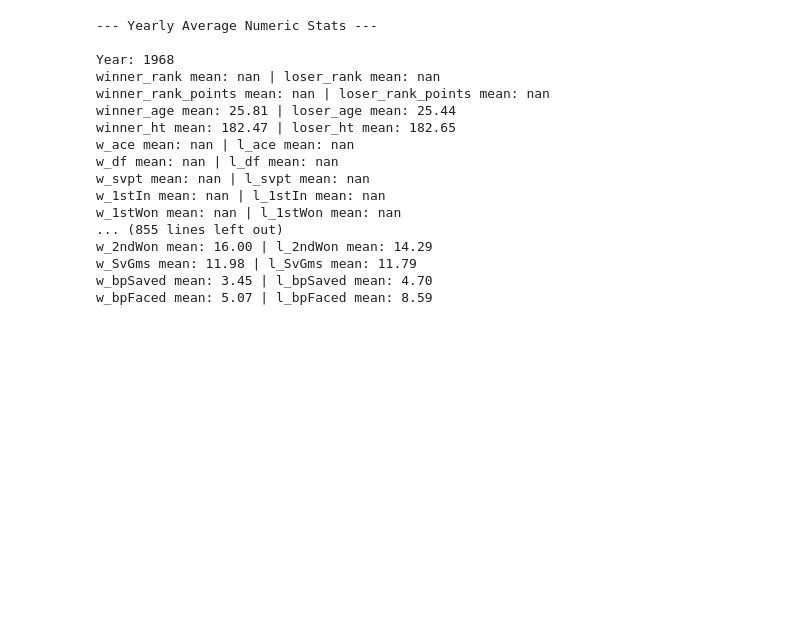
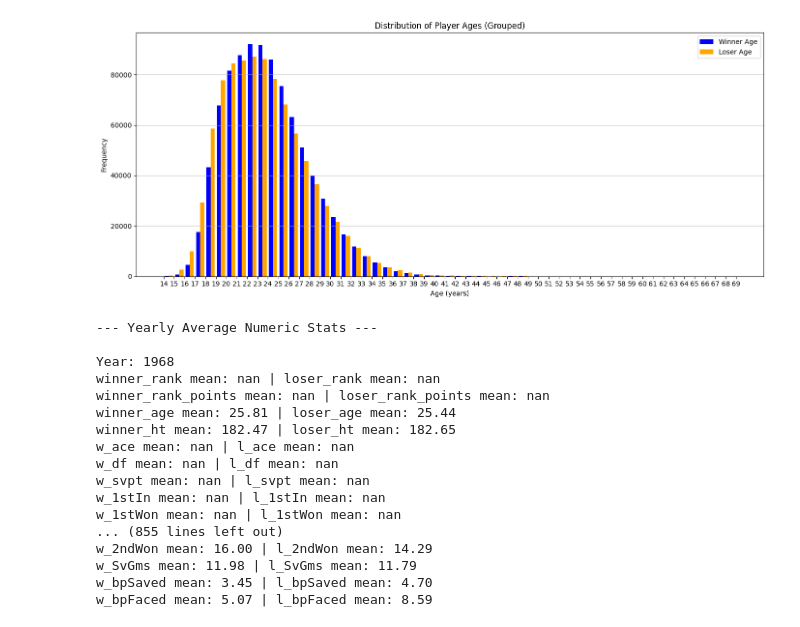
Before and after one commit to kieran20022/Data-Science, a Jupyter notebook: testing.ipynb, the cells around one changed output. Cells and saved outputs as stored; diff of their text form; code cells hidden in the pictures; blank space fills up the shorter version.

```diff
--- a/testing.ipynb
+++ b/testing.ipynb
@@ -7 +80,33 @@ import re
+# %%
+# Drop missing values for ages
+age_df = big_df[['winner_age', 'loser_age']].dropna()
+
+# Define bins — 1 year intervals
+bins = np.arange(int(age_df.min().min()), int(age_df.max().max()) + 1, 1)
+
+# Histogram counts
+winner_counts, _ = np.histogram(age_df['winner_age'], bins=bins)
+loser_counts, _ = np.histogram(age_df['loser_age'], bins=bins)
+
+# Bin positions
+bin_centers = (bins[:-1] + bins[1:]) / 2
+bar_width = 0.4
+
+plt.figure(figsize=(14, 6))
+plt.bar(bin_centers - bar_width/2, winner_counts, width=bar_width, label='Winner Age', color='blue')
+plt.bar(bin_centers + bar_width/2, loser_counts, width=bar_width, label='Loser Age', color='orange')
+
+plt.xlabel('Age (years)')
+plt.ylabel('Frequency')
+plt.title('Distribution of Player Ages (Grouped)')
+plt.legend()
+plt.grid(axis='y', alpha=0.75)
+
+# 🔸 Make x-axis have more tick marks (e.g., 1-year steps)
+plt.xticks(np.arange(int(bins[0]), int(bins[-1]) + 1, 1))
+
+plt.tight_layout()
+plt.show()
+# %% [output]
+[figure, added]
 # %%
```
Also changed, not shown: parts of 4 cells of this notebook.
